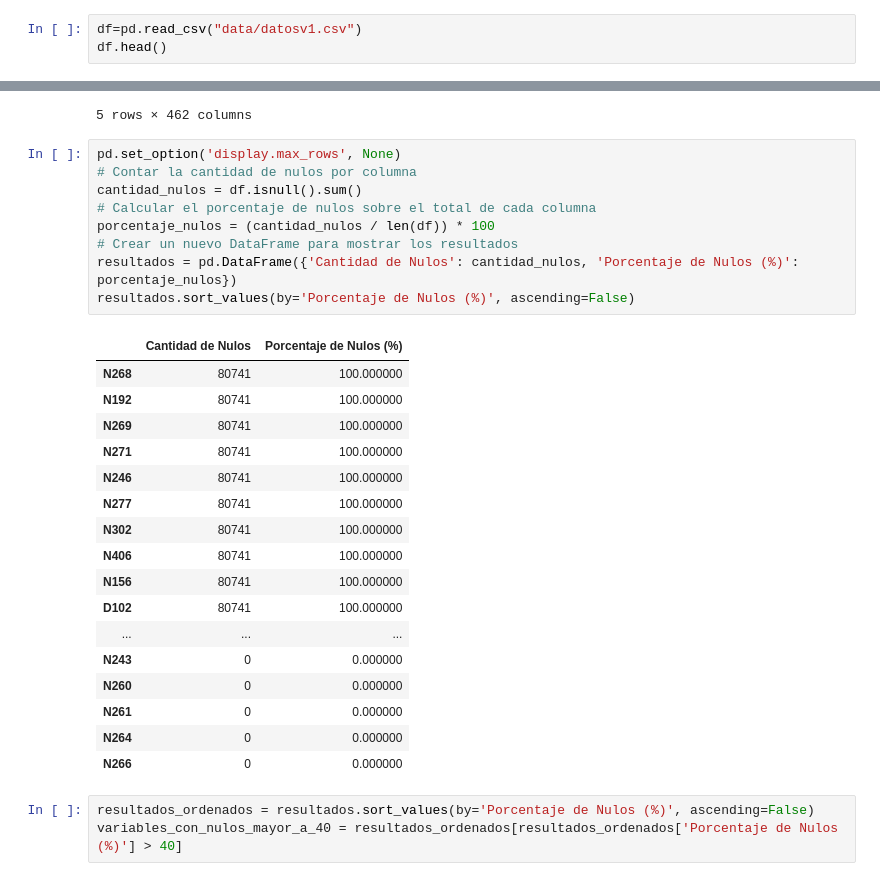
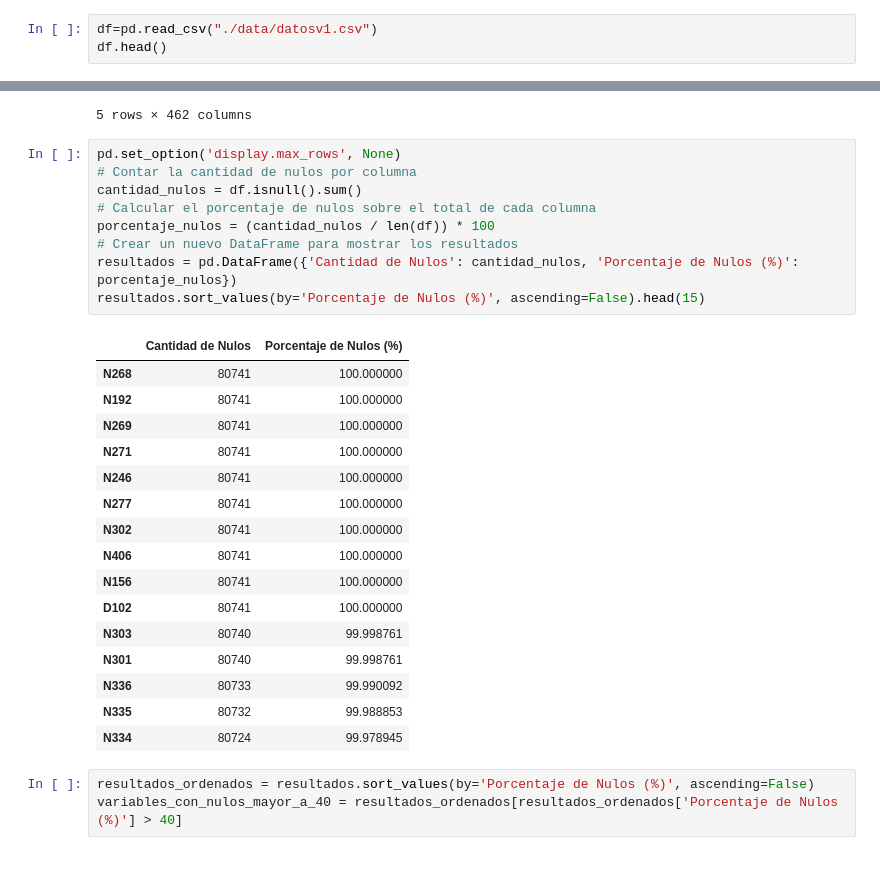
Before and after one commit to nataliaangaritab/MIADDespliegueSoluciones, a Jupyter notebook: AnalisisDescriptivo.ipynb, the cells around one changed output, grey strips where cells are left out. Saved outputs shown, nothing was run; the diff lists cells and outputs as text.

```diff
--- a/AnalisisDescriptivo.ipynb
+++ b/AnalisisDescriptivo.ipynb
@@ -9,5 +10,5 @@ import matplotlib.pyplot as plt
 # %%
-df=pd.read_csv("data/datosv1.csv")
+df=pd.read_csv("./data/datosv1.csv")
 df.head()
 # %% [output]
 |  | Unnamed: 0 | ID_UC | DATA_REFERENCIA | ID_OCORRENCIA | RESULTADO | ENERGIA_A_INCREMENTAR | ... |
@@ -56,30 +57,29 @@ df.head()
 # %%
 pd.set_option('display.max_rows', None)
 # Contar la cantidad de nulos por columna
 cantidad_nulos = df.isnull().sum()
 # Calcular el porcentaje de nulos sobre el total de cada columna
 porcentaje_nulos = (cantidad_nulos / len(df)) * 100
 # Crear un nuevo DataFrame para mostrar los resultados
 resultados = pd.DataFrame({'Cantidad de Nulos': cantidad_nulos, 'Porcentaje de Nulos (%)': porcentaje_nulos})
-resultados.sort_values(by='Porcentaje de Nulos (%)', ascending=False)
+resultados.sort_values(by='Porcentaje de Nulos (%)', ascending=False).head(15)
 # %% [output]
 |  | Cantidad de Nulos | Porcentaje de Nulos (%) |
 | N268 | 80741 | 100.000000 |
 | N192 | 80741 | 100.000000 |
 | N269 | 80741 | 100.000000 |
 | N271 | 80741 | 100.000000 |
 | N246 | 80741 | 100.000000 |
 | N277 | 80741 | 100.000000 |
 | N302 | 80741 | 100.000000 |
 | N406 | 80741 | 100.000000 |
 | N156 | 80741 | 100.000000 |
 | D102 | 80741 | 100.000000 |
-| ... | ... | ... |
-| N243 | 0 | 0.000000 |
-| N260 | 0 | 0.000000 |
-| N261 | 0 | 0.000000 |
-| N264 | 0 | 0.000000 |
-| N266 | 0 | 0.000000 |
+| N303 | 80740 | 99.998761 |
+| N301 | 80740 | 99.998761 |
+| N336 | 80733 | 99.990092 |
+| N335 | 80732 | 99.988853 |
+| N334 | 80724 | 99.978945 |
 # %%
 resultados_ordenados = resultados.sort_values(by='Porcentaje de Nulos (%)', ascending=False)
 variables_con_nulos_mayor_a_40 = resultados_ordenados[resultados_ordenados['Porcentaje de Nulos (%)'] > 40]
```
Also changed, not shown: parts of 7 cells of this notebook.
